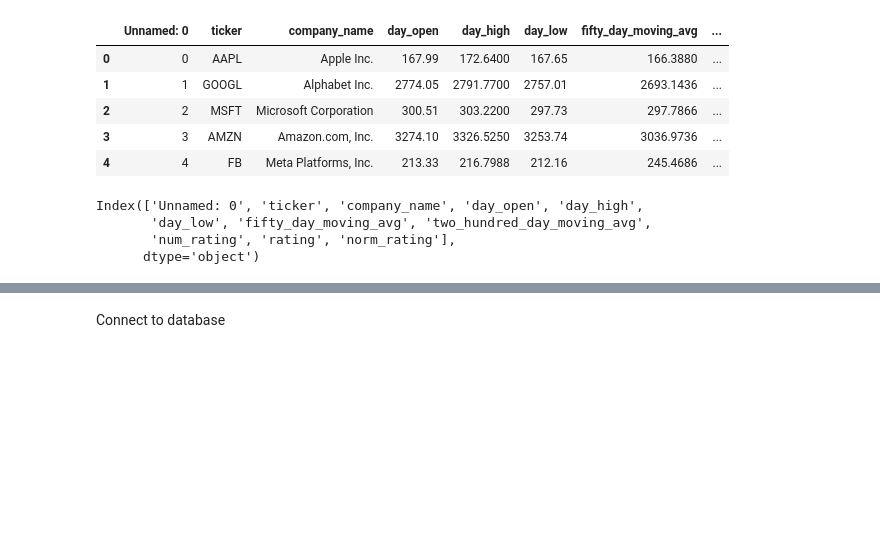
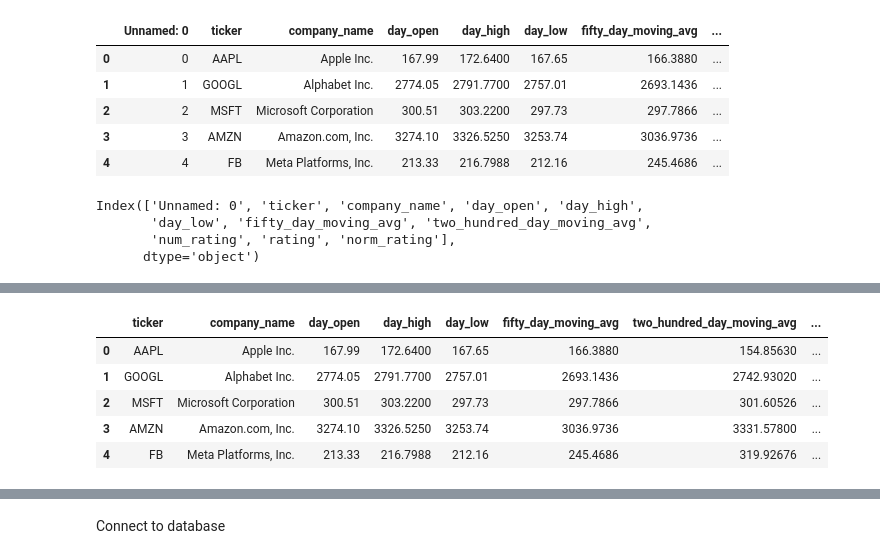
Before and after one commit to billywiltshire77/NWBC-Project2-Group2, a Jupyter notebook: data_load.ipynb, the cells around one changed output, grey strips where cells are left out. Cells and saved outputs as stored; diff of their text form; code cells hidden in the pictures; blank space fills up the shorter version.

```diff
--- a/data_load.ipynb
+++ b/data_load.ipynb
@@ -43,3 +26,12 @@ stocks_df
+# %%
+stocks_df.head()
+# %% [output]
+|  | ticker | company_name | day_open | day_high | day_low | fifty_day_moving_avg | two_hundred_day_moving_avg | ... |
+| 0 | AAPL | Apple Inc. | 167.99 | 172.6400 | 167.65 | 166.3880 | 154.85630 | ... |
+| 1 | GOOGL | Alphabet Inc. | 2774.05 | 2791.7700 | 2757.01 | 2693.1436 | 2742.93020 | ... |
+| 2 | MSFT | Microsoft Corporation | 300.51 | 303.2200 | 297.73 | 297.7866 | 301.60526 | ... |
+| 3 | AMZN | Amazon.com, Inc. | 3274.10 | 3326.5250 | 3253.74 | 3036.9736 | 3331.57800 | ... |
+| 4 | FB | Meta Platforms, Inc. | 213.33 | 216.7988 | 212.16 | 245.4686 | 319.92676 | ... |
 # %%
 mw_file = "articles_scrape_data_normal.csv"
 articles_df = pd.read_csv(mw_file)
```
Also changed, not shown: parts of 5 cells of this notebook.
